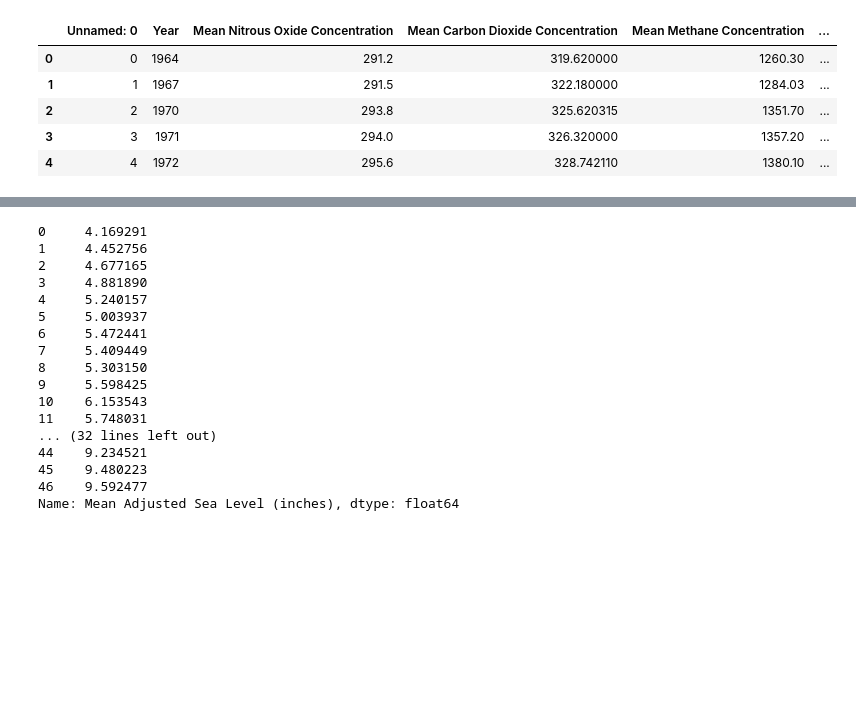
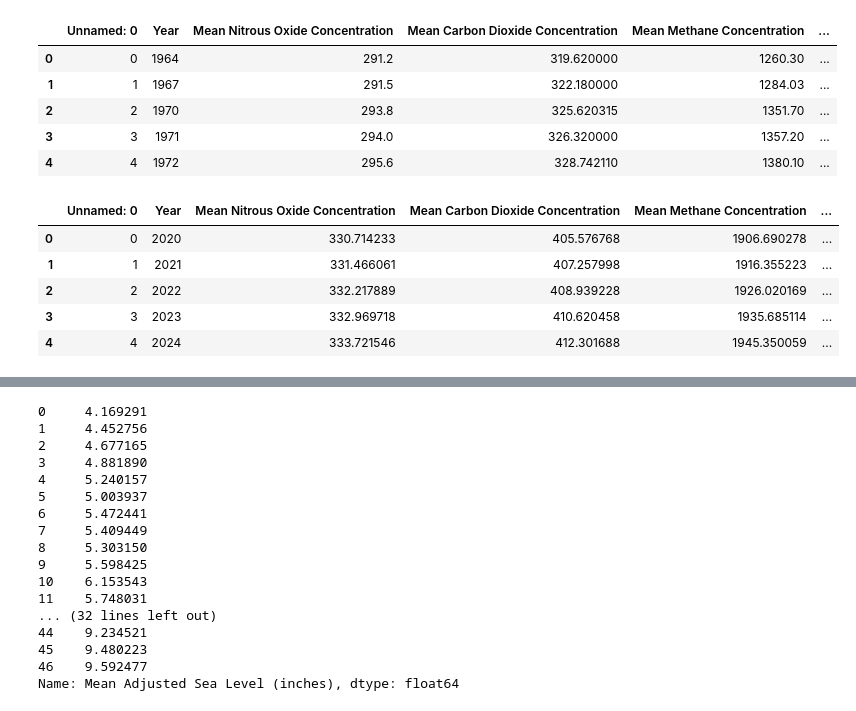
Before and after one commit to Ekenc/Project4, a Jupyter notebook: RandomForestSeaLevel.ipynb, the cells around one changed output, grey strips where cells are left out. Saved outputs shown, nothing was run; the diff lists cells and outputs as text; code cells hidden in the pictures; blank space fills up the shorter version.

Commit message:
projections added

```diff
--- a/RandomForestSeaLevel.ipynb
+++ b/RandomForestSeaLevel.ipynb
@@ -20,3 +20,17 @@ df.head()
 | 2 | 2 | 1970 | 293.8 | 325.620315 | 1351.70 | ... |
 | 3 | 3 | 1971 | 294.0 | 326.320000 | 1357.20 | ... |
 | 4 | 4 | 1972 | 295.6 | 328.742110 | 1380.10 | ... |
+# %%
+# Load the data
+url1 = "https://raw.githubusercontent.com/Ekenc/Project4/main/Data/Projected_Future_GHG_and_Precipitation_2020_2050.csv"
+df1 = pd.read_csv(url1)
+
+# Show DataFrame
+df1.head()
+# %% [output]
+|  | Unnamed: 0 | Year | Mean Nitrous Oxide Concentration | Mean Carbon Dioxide Concentration | Mean Methane Concentration | ... |
+| 0 | 0 | 2020 | 330.714233 | 405.576768 | 1906.690278 | ... |
+| 1 | 1 | 2021 | 331.466061 | 407.257998 | 1916.355223 | ... |
+| 2 | 2 | 2022 | 332.217889 | 408.939228 | 1926.020169 | ... |
+| 3 | 3 | 2023 | 332.969718 | 410.620458 | 1935.685114 | ... |
+| 4 | 4 | 2024 | 333.721546 | 412.301688 | 1945.350059 | ... |
```
Also changed, not shown: parts of 10 cells of this notebook, 3 other files.
